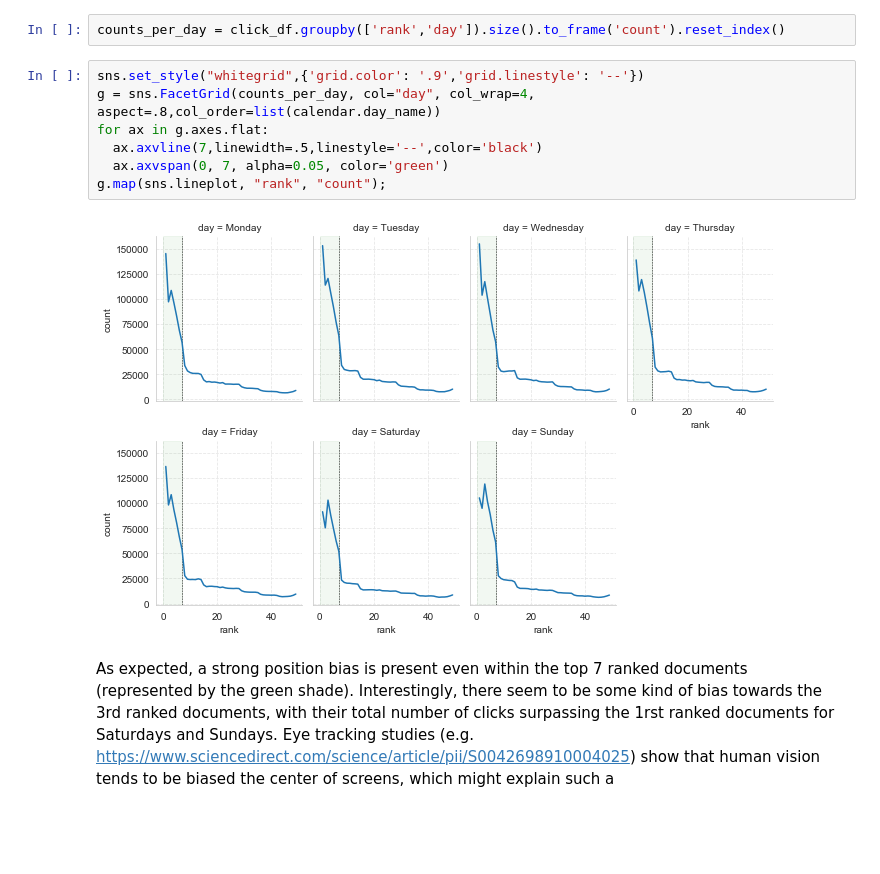
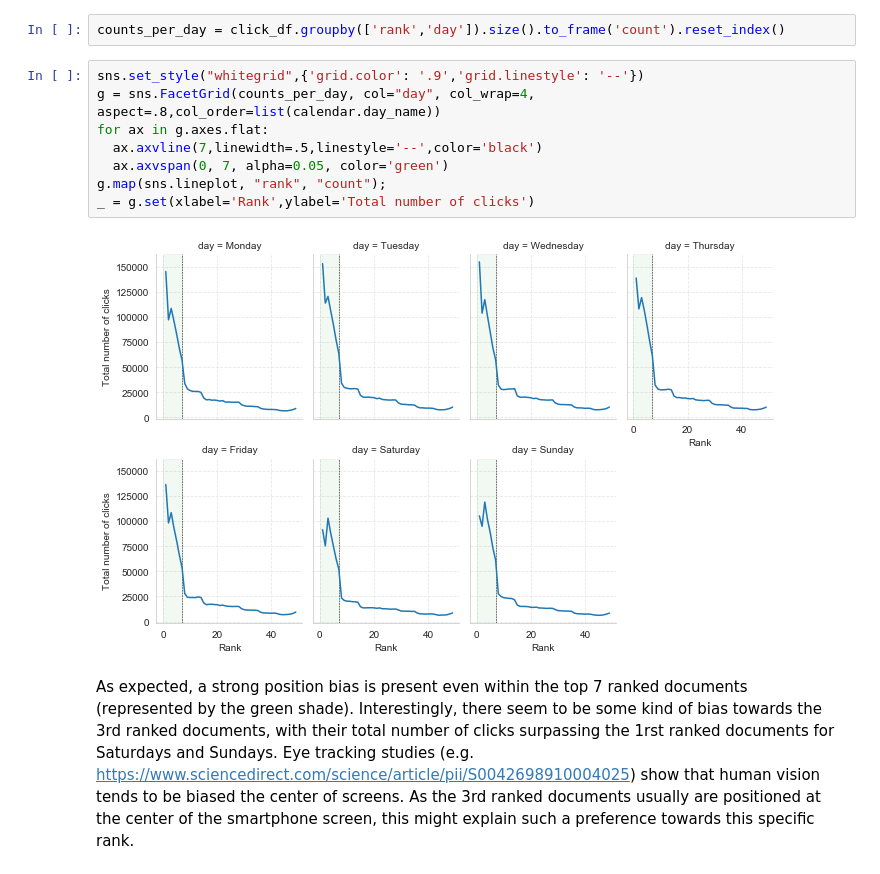
Before and after one commit to romaindeveaud/unbiased_rec, a Jupyter notebook: notebooks/Documents.ipynb, the cells around one changed output. Drawn from its saved outputs; the diff is of its cells as text; blank space fills up the shorter version.

Commit message:
better graphics

```diff
--- a/notebooks/Documents.ipynb
+++ b/notebooks/Documents.ipynb
@@ -275,13 +275,15 @@ counts_per_day = click_df.groupby(['rank','day']).size().to_frame('count').reset
 # %%
 sns.set_style("whitegrid",{'grid.color': '.9','grid.linestyle': '--'})
 g = sns.FacetGrid(counts_per_day, col="day", col_wrap=4, aspect=.8,col_order=list(calendar.day_name))
 for ax in g.axes.flat:
   ax.axvline(7,linewidth=.5,linestyle='--',color='black')
   ax.axvspan(0, 7, alpha=0.05, color='green')
 g.map(sns.lineplot, "rank", "count");
+_ = g.set(xlabel='Rank',ylabel='Total number of clicks')
 # %% [output]
-[figure, old version]
+[figure, new version]
 # %% [markdown]
 As expected, a strong position bias is present even within the top 7 ranked documents (represented by the green shade).
 Interestingly, there seem to be some kind of bias towards the 3rd ranked documents, with their total number of clicks surpassing the 1rst ranked documents for Saturdays and Sundays.
-Eye tracking studies (e.g. https://www.sciencedirect.com/science/article/pii/S0042698910004025) show that human vision tends to be biased the center of screens, which might explain such a
+Eye tracking studies (e.g. https://www.sciencedirect.com/science/article/pii/S0042698910004025) show that human vision tends to be biased the center of screens.
+As the 3rd ranked documents usually are positioned at the center of the smartphone screen, this might explain such a preference towards this specific rank.
```
